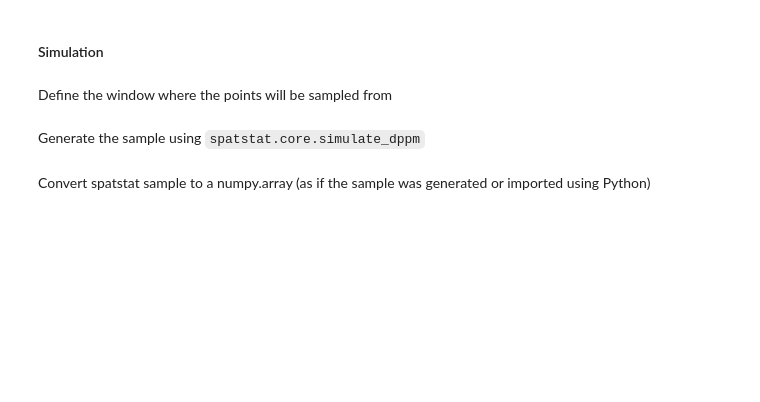
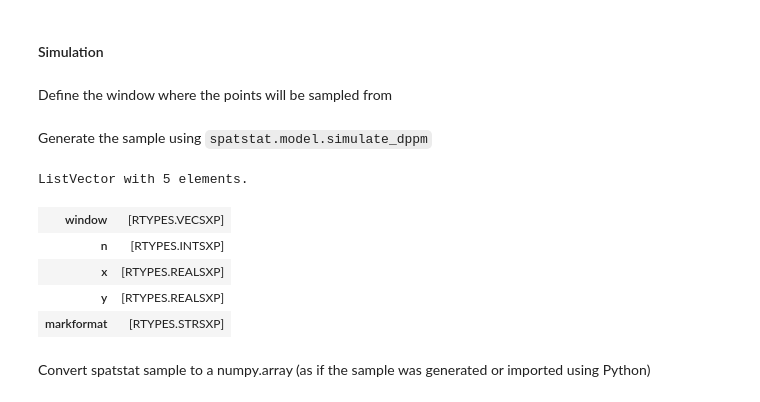
Before and after one commit to For-a-few-DPPs-more/spatstat-interface, a Jupyter notebook: notebooks/spatstat_playground.ipynb, the cells around one changed output. Cells and saved outputs as stored; diff of their text form; code cells hidden in the pictures; blank space fills up the shorter version.

```diff
--- a/notebooks/spatstat_playground.ipynb
+++ b/notebooks/spatstat_playground.ipynb
@@ -117,10 +131,17 @@ window = spatstat.geom.boxx(bound, bound)
 bound = robjects.FloatVector([0, 2])
 window = spatstat.geom.owin(xrange=bound, yrange=bound)
 # %% [markdown]
-Generate the sample using `spatstat.core.simulate_dppm`
+Generate the sample using `spatstat.model.simulate_dppm`
 # %%
-rsample = spatstat.core.simulate_dppm(my_dpp, W=window)
+rsample = spatstat.model.simulate_dppm(my_dpp, W=window)
 rsample
+# %% [output]
+ListVector with 5 elements.
+| window | [RTYPES.VECSXP] |
+| n | [RTYPES.INTSXP] |
+| x | [RTYPES.REALSXP] |
+| y | [RTYPES.REALSXP] |
+| markformat | [RTYPES.STRSXP] |
 # %% [markdown]
 Convert spatstat sample to a numpy.array (as if the sample was generated or imported using Python)
 # %%
```
Also changed, not shown: parts of 15 cells of this notebook, 7 other files.
